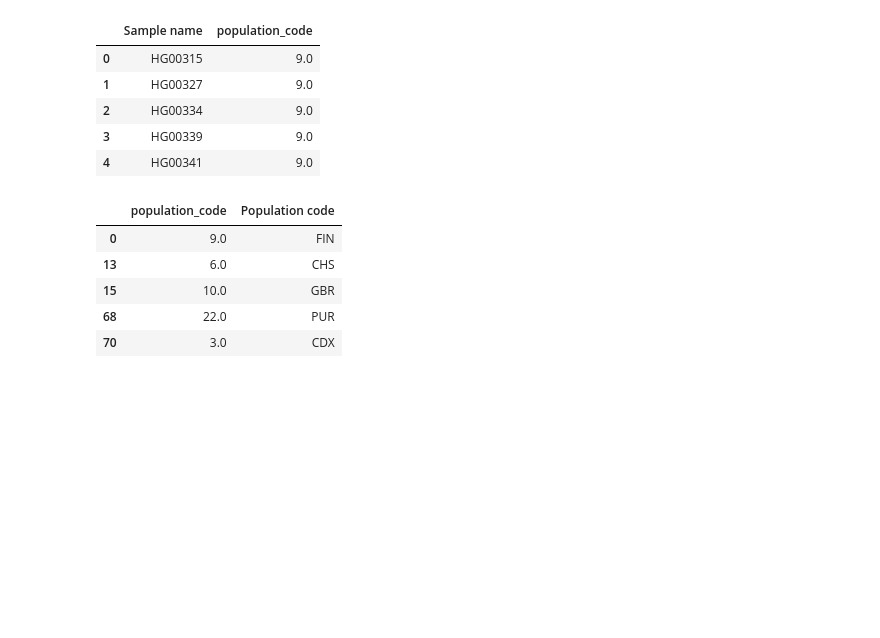
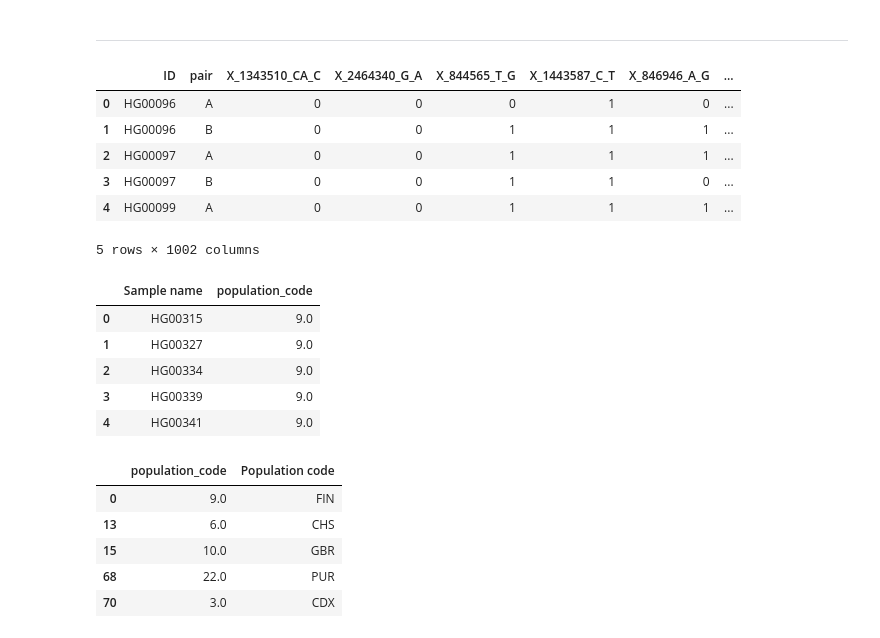
Before and after one commit to yutarohtanaka/ag-cgan, a Jupyter notebook: 1_test_gan.ipynb, the cells around one changed output. Cells and saved outputs as stored; diff of their text form; code cells hidden in the pictures; blank space fills up the shorter version.

```diff
--- a/1_test_gan.ipynb
+++ b/1_test_gan.ipynb
@@ -12,7 +42,16 @@ warnings.filterwarnings("ignore")
+# %% [markdown]
+---
 # %%
-#read in VCF type file
-id_variant_df = pd.read_csv('/content/drive/MyDrive/artificial_genome_project/chrX_vcf_formatted.csv.gz')
+id_variant_df = pd.read_csv('/content/drive/MyDrive/artificial_genome_project/chrX_vcf_1000var_formatted.csv')
 id_variant_df.head()
+# %% [output]
+|  | ID | pair | X_1343510_CA_C | X_2464340_G_A | X_844565_T_G | X_1443587_C_T | X_846946_A_G | ... |
+| 0 | HG00096 | A | 0 | 0 | 0 | 1 | 0 | ... |
+| 1 | HG00096 | B | 0 | 0 | 1 | 1 | 1 | ... |
+| 2 | HG00097 | A | 0 | 0 | 1 | 1 | 1 | ... |
+| 3 | HG00097 | B | 0 | 0 | 1 | 1 | 0 | ... |
+| 4 | HG00099 | A | 0 | 0 | 1 | 1 | 1 | ... |
+5 rows × 1002 columns
 # %%
 #read in target file
 target_file = pd.read_csv('/content/drive/MyDrive/artificial_genome_project/people_info_formatted.csv')
```
Also changed, not shown: parts of 11 cells of this notebook.
